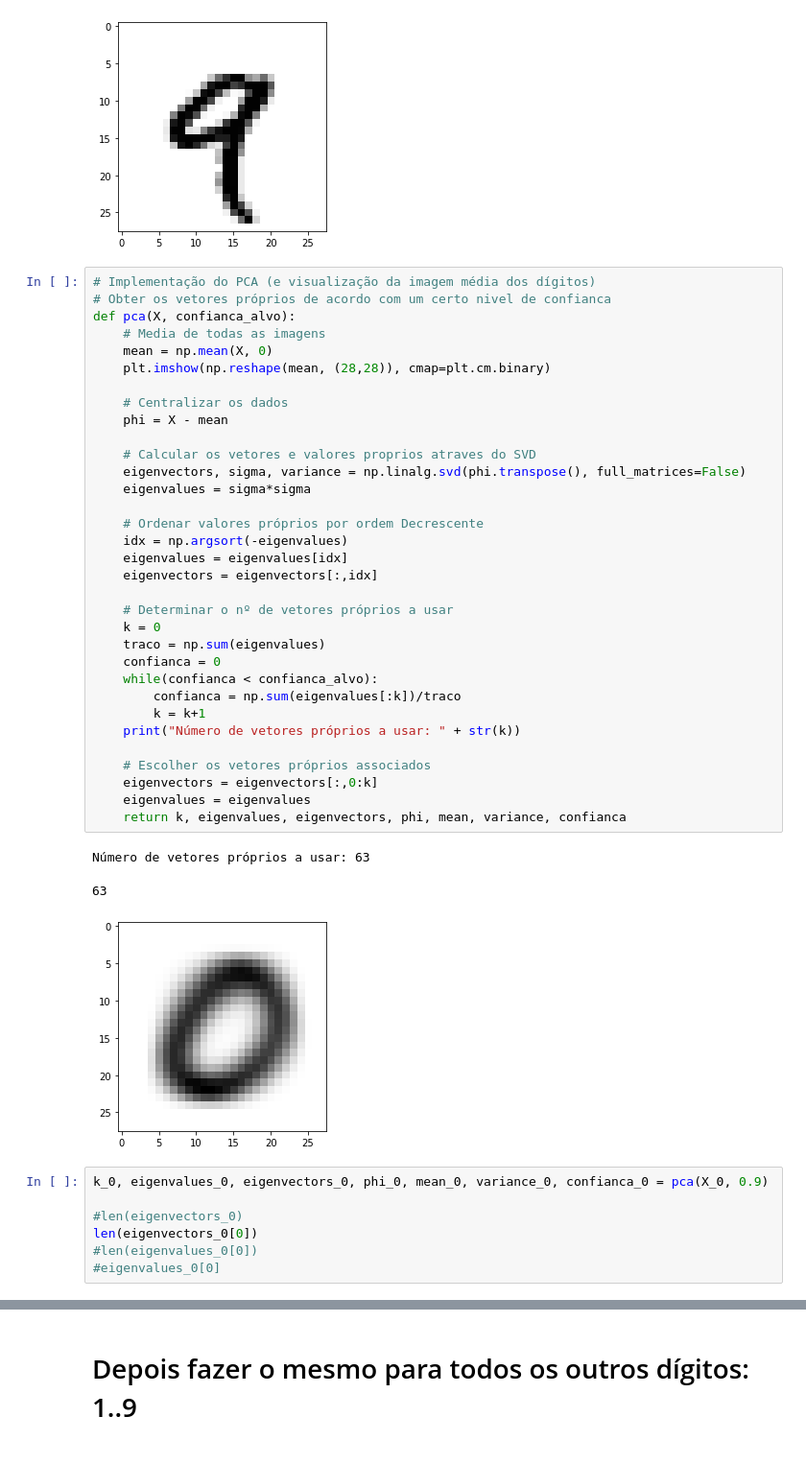
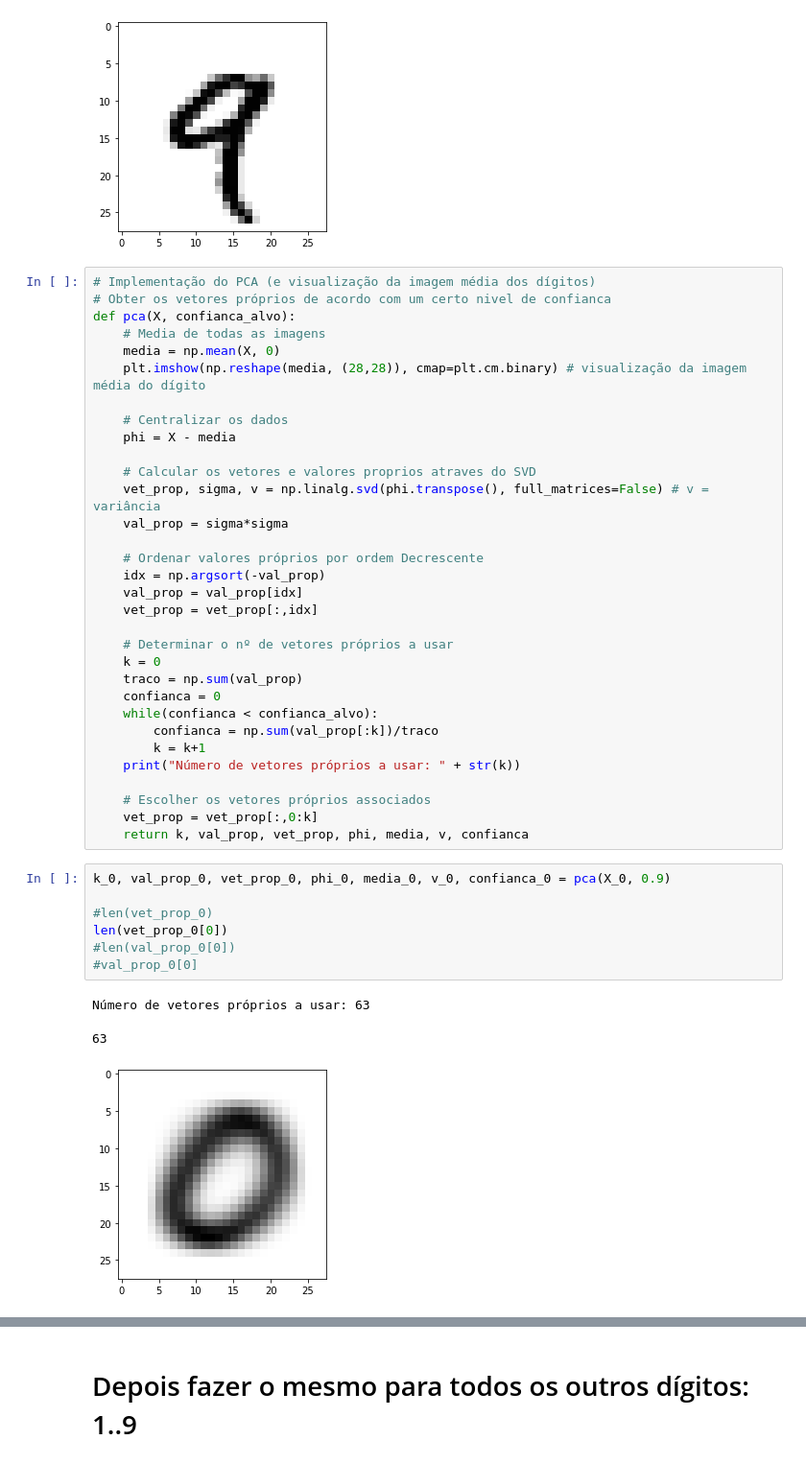
Before and after one commit to GuiSSMartins/MNIST_PCA_Digitos_MML, a Jupyter notebook: trainMNIST.ipynb, the cells around one changed output, grey strips where cells are left out. Shown at 96% size. Cells and saved outputs as stored; diff of their text form.

```diff
--- a/trainMNIST.ipynb
+++ b/trainMNIST.ipynb
@@ -169,42 +171,41 @@ plt.imshow(np.reshape(X_9[0], (28,28)), cmap=plt.cm.binary)
 # Obter os vetores próprios de acordo com um certo nivel de confianca
 def pca(X, confianca_alvo):
     # Media de todas as imagens
-    mean = np.mean(X, 0)
-    plt.imshow(np.reshape(mean, (28,28)), cmap=plt.cm.binary)
+    media = np.mean(X, 0)
+    plt.imshow(np.reshape(media, (28,28)), cmap=plt.cm.binary) # visualização da imagem média do dígito
 
     # Centralizar os dados
-    phi = X - mean
+    phi = X - media
 
     # Calcular os vetores e valores proprios atraves do SVD
-    eigenvectors, sigma, variance = np.linalg.svd(phi.transpose(), full_matrices=False)
-    eigenvalues = sigma*sigma
+    vet_prop, sigma, v = np.linalg.svd(phi.transpose(), full_matrices=False) # v = variância
+    val_prop = sigma*sigma
 
     # Ordenar valores próprios por ordem Decrescente
-    idx = np.argsort(-eigenvalues)
-    eigenvalues = eigenvalues[idx]
-    eigenvectors = eigenvectors[:,idx]
+    idx = np.argsort(-val_prop)
+    val_prop = val_prop[idx]
+    vet_prop = vet_prop[:,idx]
 
     # Determinar o nº de vetores próprios a usar
     k = 0
-    traco = np.sum(eigenvalues)
+    traco = np.sum(val_prop)
     confianca = 0
     while(confianca < confianca_alvo):
-        confianca = np.sum(eigenvalues[:k])/traco
+        confianca = np.sum(val_prop[:k])/traco
         k = k+1
     print("Número de vetores próprios a usar: " + str(k))
 
     # Escolher os vetores próprios associados
-    eigenvectors = eigenvectors[:,0:k]
-    eigenvalues = eigenvalues
-    return k, eigenvalues, eigenvectors, phi, mean, variance, confianca
+    vet_prop = vet_prop[:,0:k]
+    return k, val_prop, vet_prop, phi, media, v, confianca
-# %% [output]
-Número de vetores próprios a usar: 63
-63
-[figure, removed]
 # %%
-k_0, eigenvalues_0, eigenvectors_0, phi_0, mean_0, variance_0, confianca_0 = pca(X_0, 0.9)
+k_0, val_prop_0, vet_prop_0, phi_0, media_0, v_0, confianca_0 = pca(X_0, 0.9)
 
-#len(eigenvectors_0)
-len(eigenvectors_0[0])
-#len(eigenvalues_0[0])
-#eigenvalues_0[0]
+#len(vet_prop_0)
+len(vet_prop_0[0])
+#len(val_prop_0[0])
+#val_prop_0[0]
+# %% [output]
+Número de vetores próprios a usar: 63
+63
+[figure, added]
```
Also changed, not shown: parts of 17 cells of this notebook.
